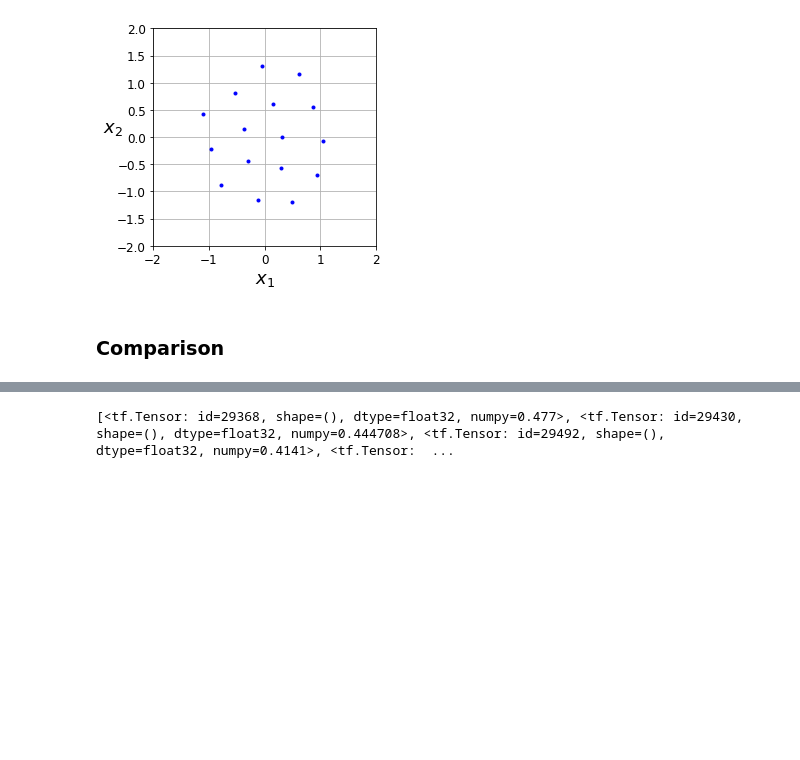
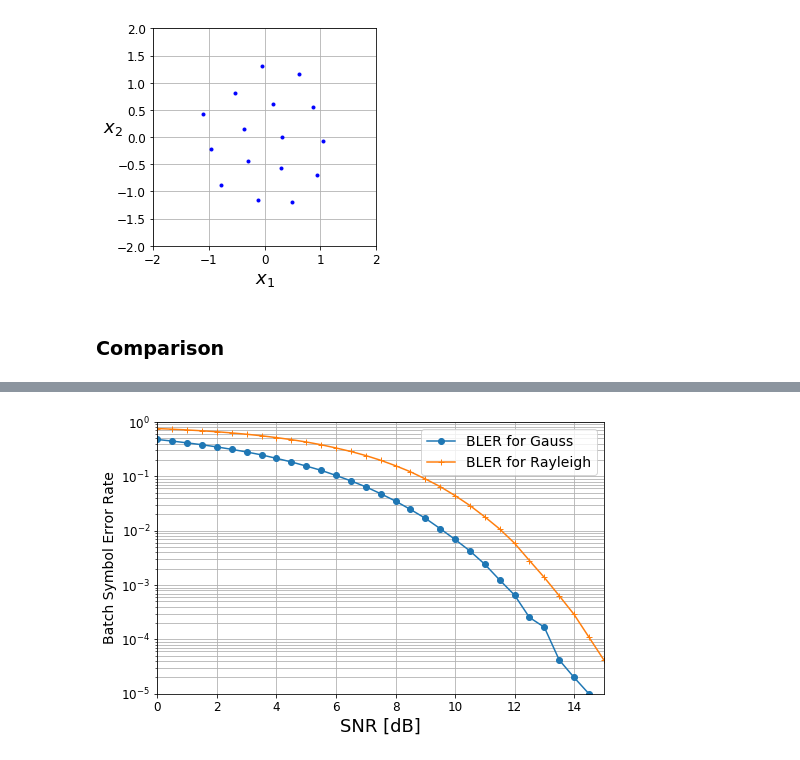
Before and after one commit to YBen1/Autoencoder_communication_sytem_with_GAN_channel-estimation, a Jupyter notebook: Communication_Autoencoder_with_GAN_and_pre_Autoencoder.ipynb, the cells around one changed output, grey strips where cells are left out. Saved outputs shown, nothing was run; the diff lists cells and outputs as text; code cells hidden in the pictures; blank space fills up the shorter version.

```diff
--- a/Communication_Autoencoder_with_GAN_and_pre_Autoencoder.ipynb
+++ b/Communication_Autoencoder_with_GAN_and_pre_Autoencoder.ipynb
@@ -118,9 +118,8 @@ def real_channel(x,noise_std):
     #AWGN
     return x + tf.random.normal(tf.shape(x), mean=0.0, stddev=noise_std)
 
-    #Rayleigh
-    #return x + tf.sqrt(tf.square(tf.random_normal(tf.shape(x), mean=0.0, stddev=noise_std)) + tf.square(tf.random_normal(tf.shape(x), mean=0.0, stddev=noise_std)))
-
+def rayleigh_channel(x,noise_std):
+    return x + tf.sqrt(tf.square(tf.random.normal(tf.shape(x), mean=0.0, stddev=noise_std)) + tf.square(tf.random.normal(tf.shape(x), mean=0.0, stddev=noise_std)))
     #Uniform U(-3;3)
     #return x + tf.random_uniform(tf.shape(x), minval=-2, maxval=2)
 
@@ -338,16 +337,16 @@ def gan_Test_AE(data):
 
     return (snr_range, bber_vec)
 
-def w_gan_Test_AE(data):
+def Test_AE_rayleigh(data):
     '''Calculate Bit Error for varying SNRs'''
     snr_range = np.linspace(0, 15, 31)
     bber_vec = [None] * len(snr_range)
 
     for db in range(len(snr_range)):
         noise_std = EbNo_to_noise(snr_range[db])
-        code_word = w_gan_encoder(data)
-        rcvd_word = code_word + tf.random.normal(tf.shape(code_word), mean=0.0, stddev=noise_std)
-        dcoded_msg = w_gan_decoder(rcvd_word)
+        code_word = gan_encoder(data)
+        rcvd_word = rayleigh_channel(code_word, noise_std)
+        dcoded_msg = gan_decoder(rcvd_word)
         bber_vec[db] = B_Ber_m(data, dcoded_msg)
         if (db % 6 == 0) & (db > 0):
             print(f'Progress: {db} of {30} parts')
@@ -473,6 +472,7 @@ test_msg = np.random.randint(M, size=N_test)
 ### Comparison
 # %%
 gan_bber_data = gan_Test_AE(test_msg)
+bber_data_rayleigh = Test_AE_rayleigh(test_msg)
 # %% [output]
 Progress: 6 of 30 parts
 Progress: 12 of 30 parts
@@ -504,4 +507,18 @@ time to train the AE Model with GAN 44.00574469566345
-# %%
-print(gan_bber_data[1])
-# %% [output]
-[<tf.Tensor: id=29368, shape=(), dtype=float32, numpy=0.477>, <tf.Tensor: id=29430, shape=(), dtype=float32, numpy=0.444708>, <tf.Tensor: id=29492, shape=(), dtype=float32, numpy=0.4141>, <tf.Tensor:  ...
+# %%
+def SIXT_QAM_sim(ebno):
+    return (3.0/2)*special.erfc(np.sqrt((4.0/10)*10.**(ebno/10)))
+
+ebnodbs = np.linspace(0,15,16)
+fig = plt.figure(figsize=(8, 5))
+plt.semilogy(gan_bber_data[0], gan_bber_data[1], 'o-')
+plt.semilogy(bber_data_rayleigh[0], bber_data_rayleigh[1], '+-')
+#plt.semilogy(ebnodbs, SIXT_QAM_sim(ebnodbs), '^-');
+plt.gca().set_ylim(1e-5, 1)
+plt.gca().set_xlim(0, 15)
+plt.ylabel("Batch Symbol Error Rate", fontsize=14, rotation=90)
+plt.xlabel("SNR [dB]", fontsize=18)
+plt.legend(['BLER for Gauss','BLER for Rayleigh'],
+           prop={'size': 14}, loc='upper right');
+plt.grid(True, which="both")
+# %% [output]
+[figure, added]
```
Also changed, not shown: parts of 7 cells of this notebook.
